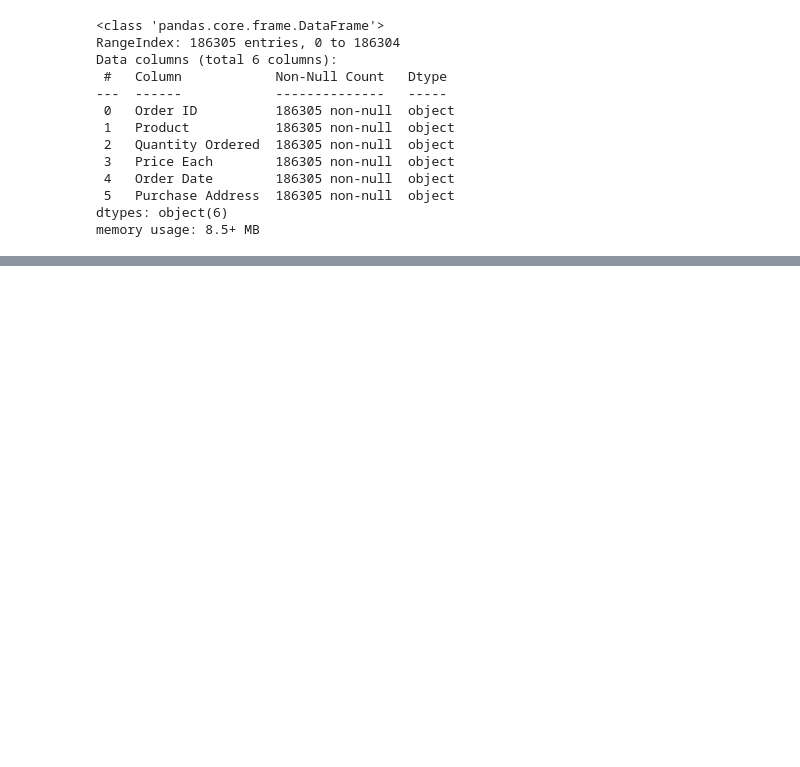
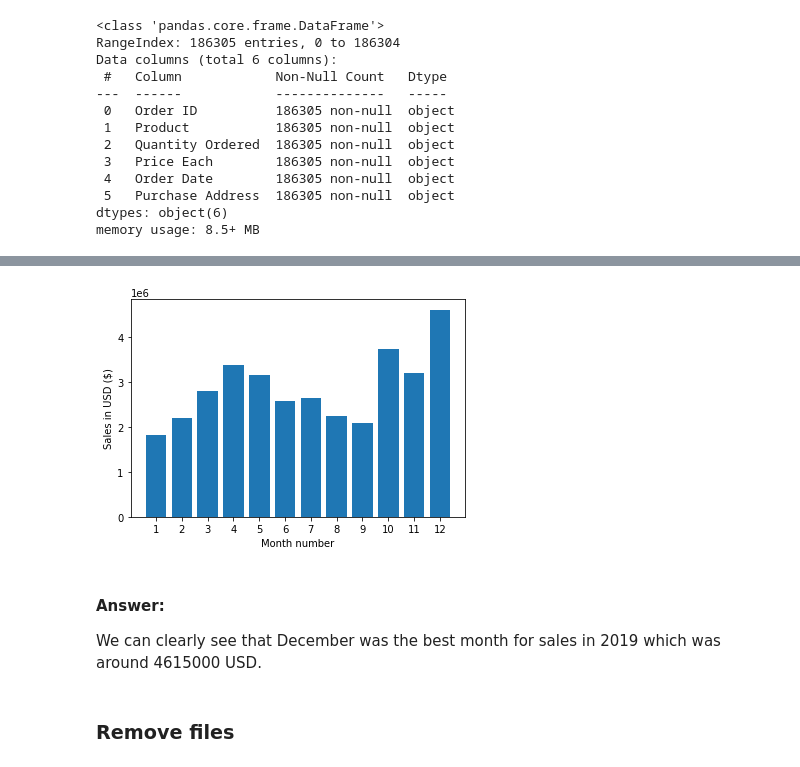
Before and after one commit to AnhKun/sales_analysis, a Jupyter notebook: Sales Analysis.ipynb, the cells around one changed output, grey strips where cells are left out. Saved outputs shown, nothing was run; the diff lists cells and outputs as text; code cells hidden in the pictures; blank space fills up the shorter version.

Commit message:
add some column, answer the first question

```diff
--- a/Sales Analysis.ipynb
+++ b/Sales Analysis.ipynb
@@ -100,0 +126,4 @@ memory usage: 8.5+ MB
+# %%
+df['Month'] = df['Order Date'].str[0:2]
+# test
+df.head()
@@ -100,0 +156,8 @@ memory usage: 8.5+ MB
+# %%
+# remove rows with 'Or' in Month column
+df = df[df['Month'] != 'Or']
+# %%
+# convert str to int
+df['Month'] = df['Month'].astype('int32')
+# test
+df['Month'].value_counts()
@@ -100,0 +180,5 @@ memory usage: 8.5+ MB
+# %%
+# sales = quantity * price
+df['Sales'] = df['Quantity Ordered'] * df['Price Each']
+# test
+df.head()
@@ -101,2 +212,19 @@ memory usage: 8.5+ MB
+# %%
+# visualize Sales column
+months = range(1,13)
+sales_usd = df.groupby(['Month']).sum()['Sales']
+
+plt.bar(months, sales_usd)
+plt.xticks(months)
+plt.ylabel('Sales in USD ($)')
+plt.xlabel('Month number')
+plt.show();
+# %% [output]
+[figure, added]
+# %% [markdown]
+#### Answer:
+We can clearly see that December was the best month for sales in 2019 which was around 4615000 USD.
+# %% [markdown]
+### Remove files
 # %%
 os.remove("./datasets/all_data.csv")
```
Also changed, not shown: parts of 18 cells of this notebook.
